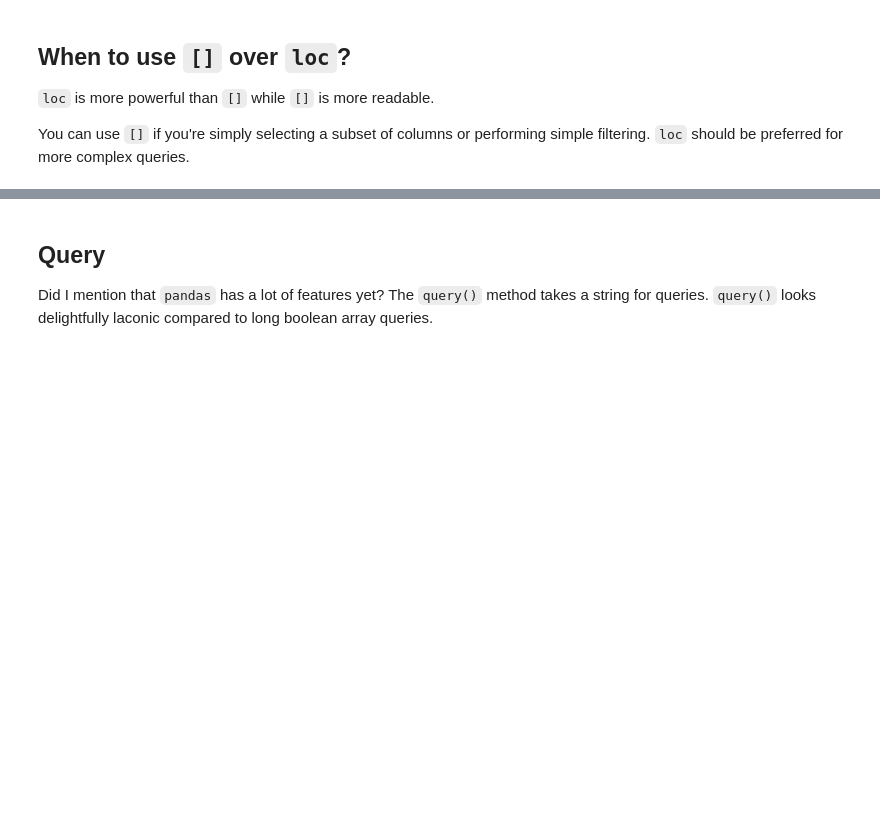
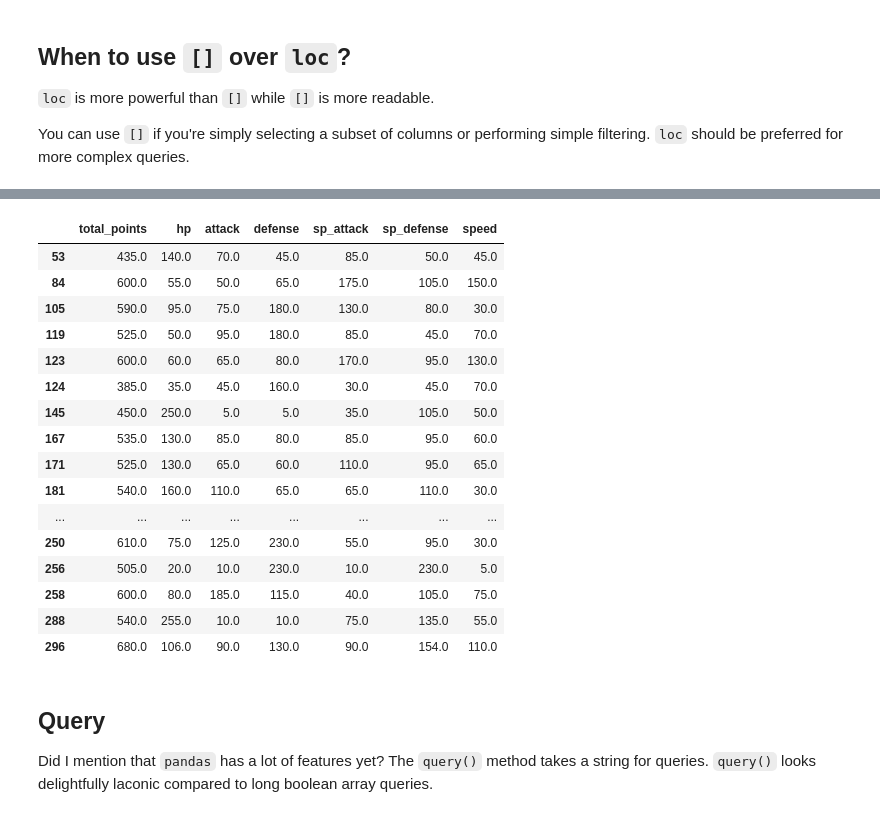
Before and after one commit to joshuamegnauth54/data765-intro-python-tutoring, a Jupyter notebook: notebooks/08-pandas.ipynb, the cells around one changed output, grey strips where cells are left out. Saved outputs shown, nothing was run; the diff lists cells and outputs as text; code cells hidden in the pictures; blank space fills up the shorter version.

```diff
--- a/notebooks/08-pandas.ipynb
+++ b/notebooks/08-pandas.ipynb
@@ -409,3 +489,68 @@ sp_def_atk_oth = pokemon.loc[:, sp_cols]
+# %%
+def iqr(features):
+     """Calculate IQR for a Series or DataFrame
+
+     Parameters
+     ----------
+     features: Union[pd.Series, pd.DataFrame]
+          Series or DataFrame for which to calculate IQR(s).
+
+     Returns
+     -------
+     Union[float, pd.DataFrame]
+          Returns the IQR as a float or IQRs as a DataFrame.
+     """
+     quantiles = features.quantile([.25, .75])
+     return quantiles.loc[0.75] - quantiles.loc[0.25]
+
+def iqr_rule(features):
+     """Construct boolean array(s) for outliers via Tukey's rule.
+
+     Parameters
+     ----------
+     features: Union[pd.Series, pd.DataFrame]
+          Series or DataFrame for which to construct boolean arrays.
+
+     Returns
+     -------
+     Union[pd.Series, pd.DataFrame]
+          Boolean arrays for outliers.
+     """
+     iqr_rule = 1.5 * iqr(features)
+     iqr_lower = features.quantile(.25) - iqr_rule
+     iqr_upper = features.quantile(.75) + iqr_rule
+
+     return ((features < iqr_lower) | (features > iqr_upper)).any(axis="columns")
+
+# And to test...
+poke_stats = pokemon[["total_points",
+                      "hp",
+                      "attack",
+                      "defense",
+                      "sp_attack",
+                      "sp_defense",
+                      "speed"]]
+
+# iqr_rule can be passed straight to loc
+poke_stats.loc[iqr_rule].head(20)
+# %% [output]
+|  | total_points | hp | attack | defense | sp_attack | sp_defense | speed |
+| 53 | 435.0 | 140.0 | 70.0 | 45.0 | 85.0 | 50.0 | 45.0 |
+| 84 | 600.0 | 55.0 | 50.0 | 65.0 | 175.0 | 105.0 | 150.0 |
+| 105 | 590.0 | 95.0 | 75.0 | 180.0 | 130.0 | 80.0 | 30.0 |
+| 119 | 525.0 | 50.0 | 95.0 | 180.0 | 85.0 | 45.0 | 70.0 |
+| 123 | 600.0 | 60.0 | 65.0 | 80.0 | 170.0 | 95.0 | 130.0 |
+| 124 | 385.0 | 35.0 | 45.0 | 160.0 | 30.0 | 45.0 | 70.0 |
+| 145 | 450.0 | 250.0 | 5.0 | 5.0 | 35.0 | 105.0 | 50.0 |
+| 167 | 535.0 | 130.0 | 85.0 | 80.0 | 85.0 | 95.0 | 60.0 |
+| 171 | 525.0 | 130.0 | 65.0 | 60.0 | 110.0 | 95.0 | 65.0 |
+| 181 | 540.0 | 160.0 | 110.0 | 65.0 | 65.0 | 110.0 | 30.0 |
+| ... | ... | ... | ... | ... | ... | ... | ... |
+| 250 | 610.0 | 75.0 | 125.0 | 230.0 | 55.0 | 95.0 | 30.0 |
+| 256 | 505.0 | 20.0 | 10.0 | 230.0 | 10.0 | 230.0 | 5.0 |
+| 258 | 600.0 | 80.0 | 185.0 | 115.0 | 40.0 | 105.0 | 75.0 |
+| 288 | 540.0 | 255.0 | 10.0 | 10.0 | 75.0 | 135.0 | 55.0 |
+| 296 | 680.0 | 106.0 | 90.0 | 130.0 | 90.0 | 154.0 | 110.0 |
 # %% [markdown]
 ## Query
 Did I mention that `pandas` has a lot of features yet? The `query()` method takes a string for queries. `query()` looks delightfully laconic compared to long boolean array queries.
```
Also changed, not shown: parts of 42 cells of this notebook, 1 other file.
